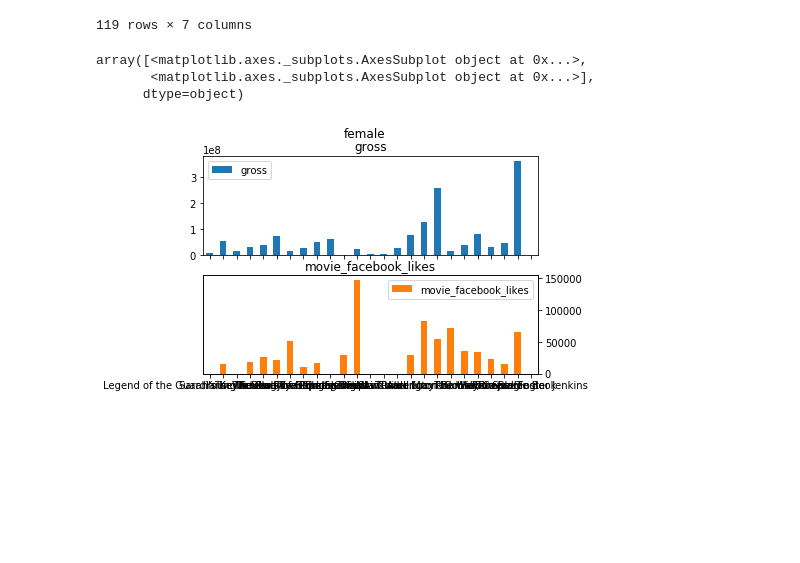
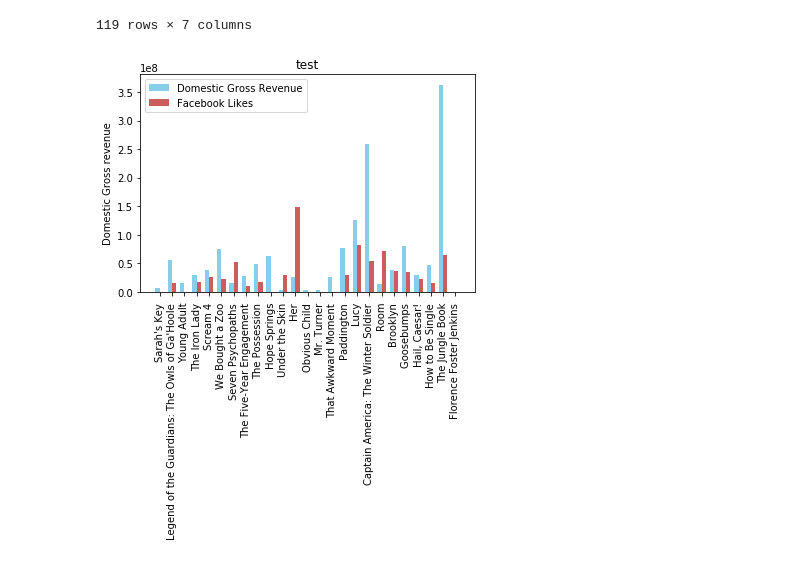
Before and after one commit to Data-Science-HTW/diversity-in-movies, a Jupyter notebook: Diversity in Movies.ipynb, the cells around one changed output. Drawn from its saved outputs; the diff is of its cells as text; code cells hidden in the pictures; blank space fills up the shorter version.

Commit message:
improved bar diagram, needs further improvement (a second y axis) tho.

```diff
--- a/Diversity in Movies.ipynb
+++ b/Diversity in Movies.ipynb
@@ -124,11 +125,27 @@ movies_mw = movies_m.query('race_simple=="White"')
 movies_mn = movies_m.query('race_simple=="POC"')
 movies_fw = movies_f.query('race_simple=="White"')
 movies_fn = movies_f.query('race_simple=="POC"')
-# %%
-#Will improve the following with help of https://stackoverflow.com/questions/24183101/pandas-bar-plot-with-two-bars-and-two-y-axis
-movies_f.plot(x='movie_title', y=['gross', 'movie_facebook_likes'], sharex=True, sharey=True, kind='bar', subplots=True, secondary_y='movie_facebook_likes', title='female')
-# %% [output]
-array([<matplotlib.axes._subplots.AxesSubplot object at 0x...>,
-       <matplotlib.axes._subplots.AxesSubplot object at 0x...>],
-      dtype=object)
-[figure, removed]
+# %%
+#Will improve the following with help of https://stackoverflow.com/questions/24183101/pandas-bar-plot-with-two-bars-and-two-y-axis
+#https://duckduckgo.com/?q=add+second+y+axis+matplotlib&t=ffab&ia=web
+
+ind = np.arange(len(movies_f['gross']))  # the x locations for the groups
+width = 0.35  # the width of the bars
+
+fig, ax = plt.subplots()
+rects1 = ax.bar(ind - width/2, movies_f['gross'], width, yerr=0,
+                color='SkyBlue', label='Domestic Gross Revenue')
+rects2 = ax.bar(ind + width/2, movies_f['movie_facebook_likes'] * 1000, width, yerr=0,
+                color='IndianRed', label='Facebook Likes')
+
+# Add some text for labels, title and custom x-axis tick labels, etc.
+ax.set_ylabel('Domestic Gross revenue')
+ax.set_title('test')
+ax.set_xticks(ind)
+ax.set_xticklabels(movies_f['movie_title'])
+ax.legend()
+
+plt.xticks(rotation="vertical")
+plt.show()
+# %% [output]
+[figure, added]
```
Also changed, not shown: parts of 1 cell of this notebook.
